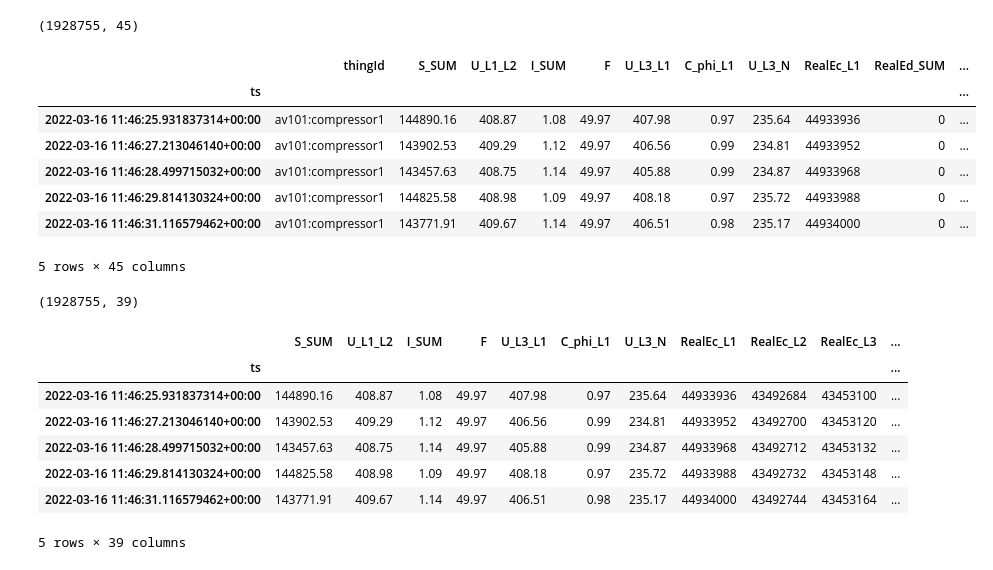
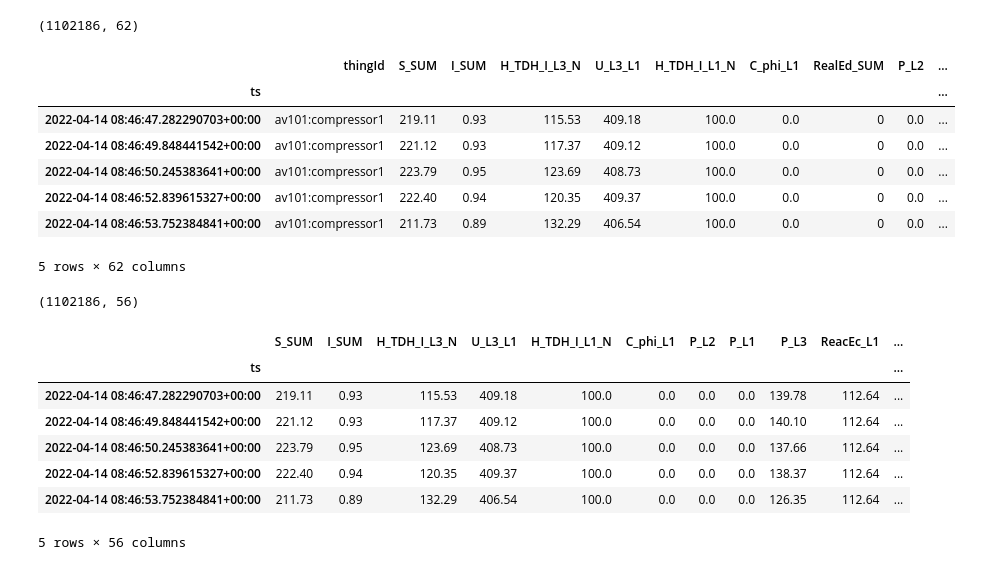
Before and after one commit to PedroOliveiraPT/Electricity-Forecasting, a Jupyter notebook: Data Handling.ipynb, the cells around one changed output. Cells and saved outputs as stored; diff of their text form; code cells hidden in the pictures.

```diff
--- a/Data Handling.ipynb
+++ b/Data Handling.ipynb
@@ -6,19 +68,19 @@ import matplotlib.pyplot as plt
 # %%
-df = pd.read_csv("data/mongo_data.csv", index_col='ts')
+df = pd.read_csv("data/mongo_av101_data", index_col='ts')
 df = df.drop('Unnamed: 0', 1)
 df.index = pd.to_datetime(df.index)
 print(df.shape)
 df.tail()
 # %% [output]
-(1928755, 45)
+(1102186, 62)
-|  | thingId | S_SUM | U_L1_L2 | I_SUM | F | U_L3_L1 | C_phi_L1 | U_L3_N | RealEc_L1 | RealEd_SUM | ... |
-| ts |  |  |  |  |  |  |  |  |  |  | ... |
-| 2022-03-16 11:46:25.931837314+00:00 | av101:compressor1 | 144890.16 | 408.87 | 1.08 | 49.97 | 407.98 | 0.97 | 235.64 | 44933936 | 0 | ... |
-| 2022-03-16 11:46:27.213046140+00:00 | av101:compressor1 | 143902.53 | 409.29 | 1.12 | 49.97 | 406.56 | 0.99 | 234.81 | 44933952 | 0 | ... |
-| 2022-03-16 11:46:28.499715032+00:00 | av101:compressor1 | 143457.63 | 408.75 | 1.14 | 49.97 | 405.88 | 0.99 | 234.87 | 44933968 | 0 | ... |
-| 2022-03-16 11:46:29.814130324+00:00 | av101:compressor1 | 144825.58 | 408.98 | 1.09 | 49.97 | 408.18 | 0.97 | 235.72 | 44933988 | 0 | ... |
-| 2022-03-16 11:46:31.116579462+00:00 | av101:compressor1 | 143771.91 | 409.67 | 1.14 | 49.97 | 406.51 | 0.98 | 235.17 | 44934000 | 0 | ... |
+|  | thingId | S_SUM | I_SUM | H_TDH_I_L3_N | U_L3_L1 | H_TDH_I_L1_N | C_phi_L1 | RealEd_SUM | P_L2 | ... |
+| ts |  |  |  |  |  |  |  |  |  | ... |
+| 2022-04-14 08:46:47.282290703+00:00 | av101:compressor1 | 219.11 | 0.93 | 115.53 | 409.18 | 100.0 | 0.0 | 0 | 0.0 | ... |
+| 2022-04-14 08:46:49.848441542+00:00 | av101:compressor1 | 221.12 | 0.93 | 117.37 | 409.12 | 100.0 | 0.0 | 0 | 0.0 | ... |
+| 2022-04-14 08:46:50.245383641+00:00 | av101:compressor1 | 223.79 | 0.95 | 123.69 | 408.73 | 100.0 | 0.0 | 0 | 0.0 | ... |
+| 2022-04-14 08:46:52.839615327+00:00 | av101:compressor1 | 222.40 | 0.94 | 120.35 | 409.37 | 100.0 | 0.0 | 0 | 0.0 | ... |
+| 2022-04-14 08:46:53.752384841+00:00 | av101:compressor1 | 211.73 | 0.89 | 132.29 | 406.54 | 100.0 | 0.0 | 0 | 0.0 | ... |
-5 rows × 45 columns
+5 rows × 62 columns
 # %%
 def unique_cols(df):
     a = df.to_numpy() # df.values (pandas<0.24)
@@ -28,15 +90,15 @@ df = df.loc[:,np.invert(unique_cols(df))]
 print(df.shape)
 df.tail()
 # %% [output]
-(1928755, 39)
+(1102186, 56)
-|  | S_SUM | U_L1_L2 | I_SUM | F | U_L3_L1 | C_phi_L1 | U_L3_N | RealEc_L1 | RealEc_L2 | RealEc_L3 | ... |
+|  | S_SUM | I_SUM | H_TDH_I_L3_N | U_L3_L1 | H_TDH_I_L1_N | C_phi_L1 | P_L2 | P_L1 | P_L3 | ReacEc_L1 | ... |
 | ts |  |  |  |  |  |  |  |  |  |  | ... |
-| 2022-03-16 11:46:25.931837314+00:00 | 144890.16 | 408.87 | 1.08 | 49.97 | 407.98 | 0.97 | 235.64 | 44933936 | 43492684 | 43453100 | ... |
-| 2022-03-16 11:46:27.213046140+00:00 | 143902.53 | 409.29 | 1.12 | 49.97 | 406.56 | 0.99 | 234.81 | 44933952 | 43492700 | 43453120 | ... |
-| 2022-03-16 11:46:28.499715032+00:00 | 143457.63 | 408.75 | 1.14 | 49.97 | 405.88 | 0.99 | 234.87 | 44933968 | 43492712 | 43453132 | ... |
-| 2022-03-16 11:46:29.814130324+00:00 | 144825.58 | 408.98 | 1.09 | 49.97 | 408.18 | 0.97 | 235.72 | 44933988 | 43492732 | 43453148 | ... |
-| 2022-03-16 11:46:31.116579462+00:00 | 143771.91 | 409.67 | 1.14 | 49.97 | 406.51 | 0.98 | 235.17 | 44934000 | 43492744 | 43453164 | ... |
+| 2022-04-14 08:46:47.282290703+00:00 | 219.11 | 0.93 | 115.53 | 409.18 | 100.0 | 0.0 | 0.0 | 0.0 | 139.78 | 112.64 | ... |
+| 2022-04-14 08:46:49.848441542+00:00 | 221.12 | 0.93 | 117.37 | 409.12 | 100.0 | 0.0 | 0.0 | 0.0 | 140.10 | 112.64 | ... |
+| 2022-04-14 08:46:50.245383641+00:00 | 223.79 | 0.95 | 123.69 | 408.73 | 100.0 | 0.0 | 0.0 | 0.0 | 137.66 | 112.64 | ... |
+| 2022-04-14 08:46:52.839615327+00:00 | 222.40 | 0.94 | 120.35 | 409.37 | 100.0 | 0.0 | 0.0 | 0.0 | 138.37 | 112.64 | ... |
+| 2022-04-14 08:46:53.752384841+00:00 | 211.73 | 0.89 | 132.29 | 406.54 | 100.0 | 0.0 | 0.0 | 0.0 | 126.35 | 112.64 | ... |
-5 rows × 39 columns
+5 rows × 56 columns
 # %%
 # Plot
 fig, axes = plt.subplots(nrows=39, ncols=1, dpi=120, figsize=(20,192))
```
Also changed, not shown: parts of 13 cells of this notebook, 3 other files.
